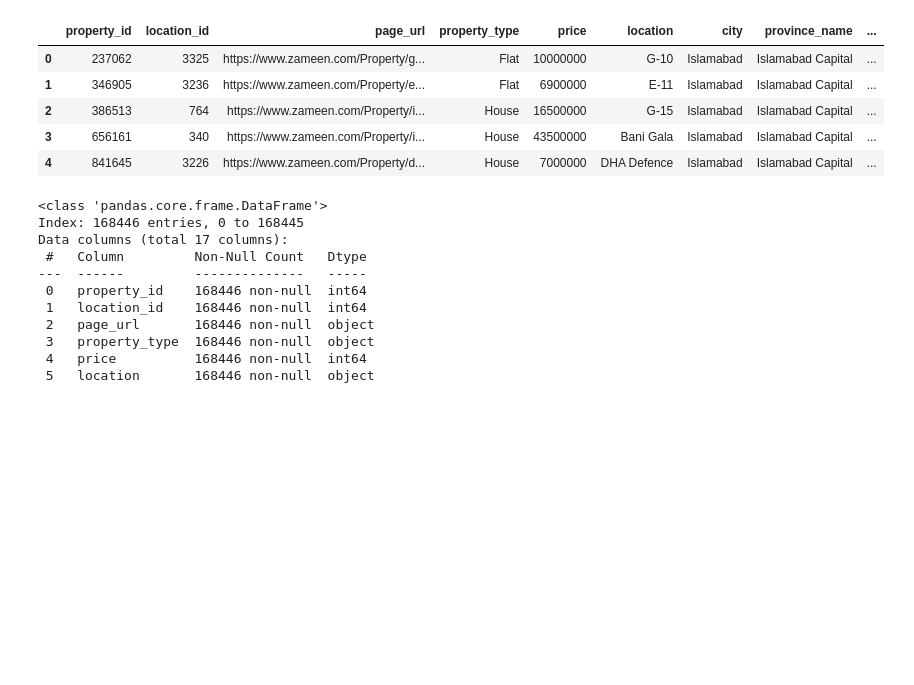
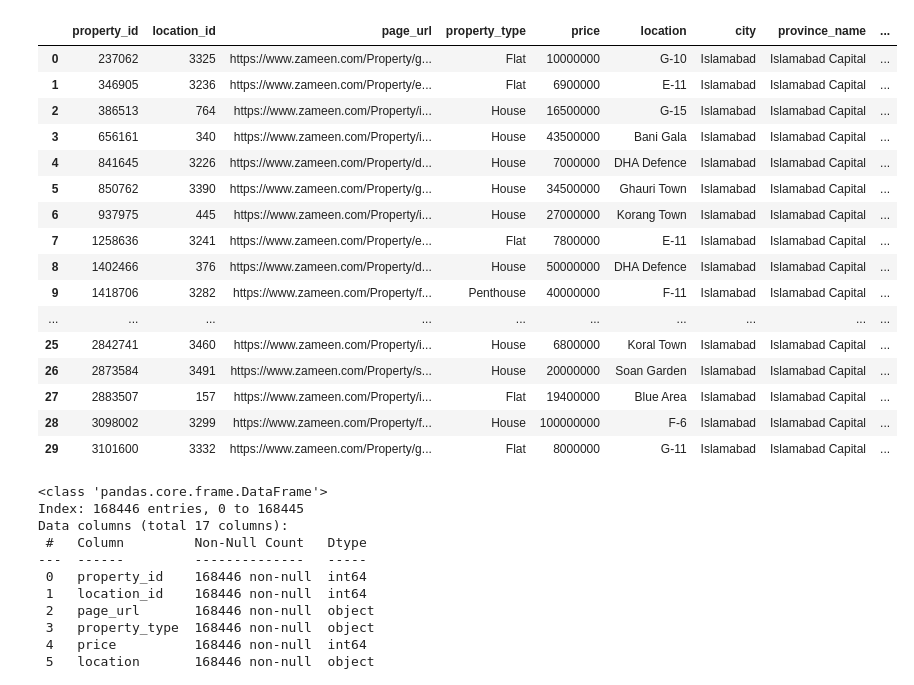
Before and after one commit to rmataixser/Practica-Machine-Learning, a Jupyter notebook: notebooks/data_information.ipynb, the cells around one changed output. Cells and saved outputs as stored; diff of their text form; code cells hidden in the pictures; blank space fills up the shorter version.

```diff
--- a/notebooks/data_information.ipynb
+++ b/notebooks/data_information.ipynb
@@ -3,14 +3,25 @@ import pandas as pd
 # %%
 df = pd.read_csv("../data/bronze/Entities.csv", index_col=0)
 # %%
-df.head(5)
+df.head(30)
 # %% [output]
 |  | property_id | location_id | page_url | property_type | price | location | city | province_name | ... |
 | 0 | 237062 | 3325 | https://www.zameen.com/Property/g... | Flat | 10000000 | G-10 | Islamabad | Islamabad Capital | ... |
 | 1 | 346905 | 3236 | https://www.zameen.com/Property/e... | Flat | 6900000 | E-11 | Islamabad | Islamabad Capital | ... |
 | 2 | 386513 | 764 | https://www.zameen.com/Property/i... | House | 16500000 | G-15 | Islamabad | Islamabad Capital | ... |
 | 3 | 656161 | 340 | https://www.zameen.com/Property/i... | House | 43500000 | Bani Gala | Islamabad | Islamabad Capital | ... |
 | 4 | 841645 | 3226 | https://www.zameen.com/Property/d... | House | 7000000 | DHA Defence | Islamabad | Islamabad Capital | ... |
+| 5 | 850762 | 3390 | https://www.zameen.com/Property/g... | House | 34500000 | Ghauri Town | Islamabad | Islamabad Capital | ... |
+| 6 | 937975 | 445 | https://www.zameen.com/Property/i... | House | 27000000 | Korang Town | Islamabad | Islamabad Capital | ... |
+| 7 | 1258636 | 3241 | https://www.zameen.com/Property/e... | Flat | 7800000 | E-11 | Islamabad | Islamabad Capital | ... |
+| 8 | 1402466 | 376 | https://www.zameen.com/Property/d... | House | 50000000 | DHA Defence | Islamabad | Islamabad Capital | ... |
+| 9 | 1418706 | 3282 | https://www.zameen.com/Property/f... | Penthouse | 40000000 | F-11 | Islamabad | Islamabad Capital | ... |
+| ... | ... | ... | ... | ... | ... | ... | ... | ... | ... |
+| 25 | 2842741 | 3460 | https://www.zameen.com/Property/i... | House | 6800000 | Koral Town | Islamabad | Islamabad Capital | ... |
+| 26 | 2873584 | 3491 | https://www.zameen.com/Property/s... | House | 20000000 | Soan Garden | Islamabad | Islamabad Capital | ... |
+| 27 | 2883507 | 157 | https://www.zameen.com/Property/i... | Flat | 19400000 | Blue Area | Islamabad | Islamabad Capital | ... |
+| 28 | 3098002 | 3299 | https://www.zameen.com/Property/f... | House | 100000000 | F-6 | Islamabad | Islamabad Capital | ... |
+| 29 | 3101600 | 3332 | https://www.zameen.com/Property/g... | Flat | 8000000 | G-11 | Islamabad | Islamabad Capital | ... |
 # %%
 df.info()
 # %% [output]
```
